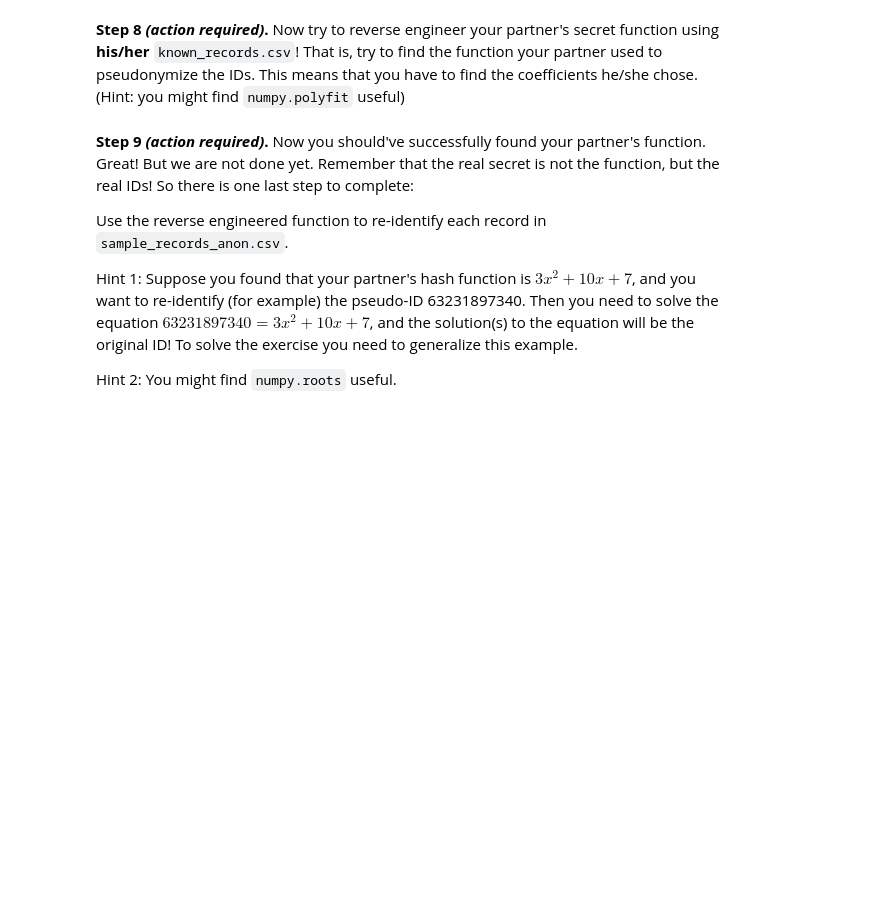
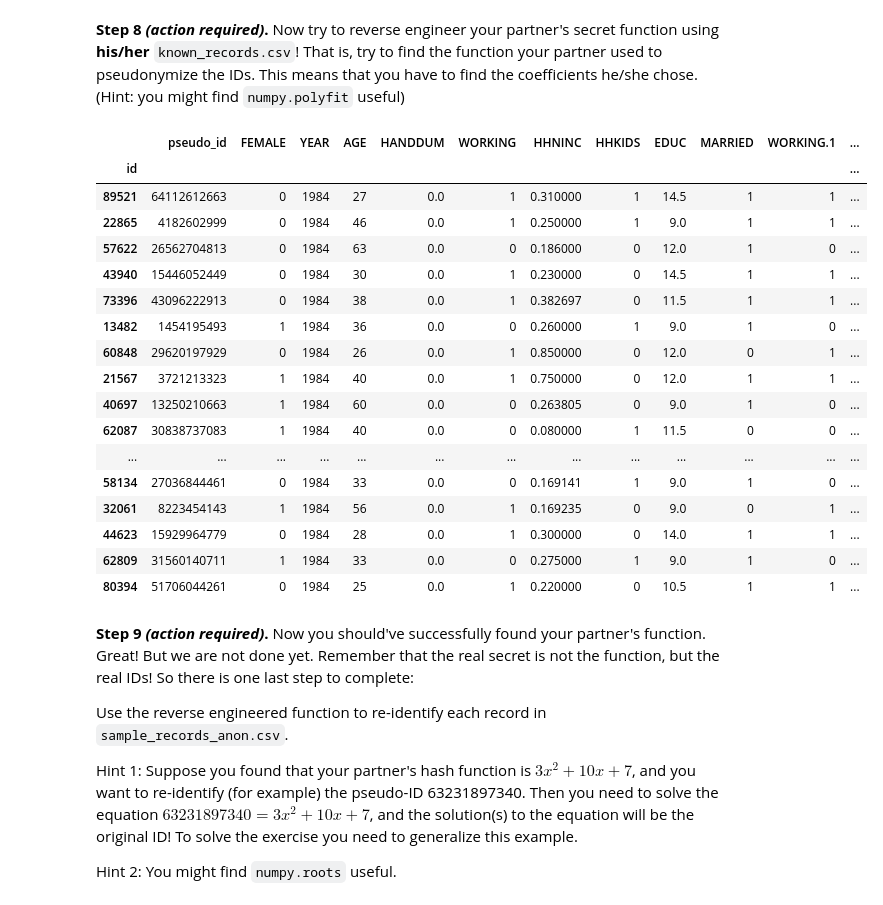
Before and after one commit to jinwei14/Privacy-Engineering, a Jupyter notebook: week1_anon/lab1_anonymization_noanswers.ipynb, the cells around one changed output. Saved outputs shown, nothing was run; the diff lists cells and outputs as text; code cells hidden in the pictures; blank space fills up the shorter version.

```diff
--- a/week1_anon/lab1_anonymization_noanswers.ipynb
+++ b/week1_anon/lab1_anonymization_noanswers.ipynb
@@ -132,11 +176,34 @@ sample_records_anon.head()
 # %%
 known_records = pd.read_csv("known_records.csv", index_col='id') # import your partner's known_records.csv
 known_ids = known_records.index.values # this is an array with 20 known IDs
 pseudo_ids = known_records['pseudo_id'].values # this is the array with their respective 20 pseudo-IDs
 
+>>> x = np.array([0.0, 1.0, 2.0, 3.0,  4.0,  5.0])
+>>> y = np.array([0.0, 0.8, 0.9, 0.1, -0.8, -1.0])
+>>> z = np.polyfit(x, y, 3)
+
 cracked_coeff = ### YOUR CODE HERE
 
 print(cracked_coeff)
+# %% [output]
+|  | pseudo_id | FEMALE | YEAR | AGE | HANDDUM | WORKING | HHNINC | HHKIDS | EDUC | MARRIED | WORKING.1 | ... |
+| id |  |  |  |  |  |  |  |  |  |  |  | ... |
+| 89521 | 64112612663 | 0 | 1984 | 27 | 0.0 | 1 | 0.310000 | 1 | 14.5 | 1 | 1 | ... |
+| 22865 | 4182602999 | 0 | 1984 | 46 | 0.0 | 1 | 0.250000 | 1 | 9.0 | 1 | 1 | ... |
+| 57622 | 26562704813 | 0 | 1984 | 63 | 0.0 | 0 | 0.186000 | 0 | 12.0 | 1 | 0 | ... |
+| 43940 | 15446052449 | 0 | 1984 | 30 | 0.0 | 1 | 0.230000 | 0 | 14.5 | 1 | 1 | ... |
+| 73396 | 43096222913 | 0 | 1984 | 38 | 0.0 | 1 | 0.382697 | 0 | 11.5 | 1 | 1 | ... |
+| 13482 | 1454195493 | 1 | 1984 | 36 | 0.0 | 0 | 0.260000 | 1 | 9.0 | 1 | 0 | ... |
+| 60848 | 29620197929 | 0 | 1984 | 26 | 0.0 | 1 | 0.850000 | 0 | 12.0 | 0 | 1 | ... |
+| 21567 | 3721213323 | 1 | 1984 | 40 | 0.0 | 1 | 0.750000 | 0 | 12.0 | 1 | 1 | ... |
+| 40697 | 13250210663 | 1 | 1984 | 60 | 0.0 | 0 | 0.263805 | 0 | 9.0 | 1 | 0 | ... |
+| 62087 | 30838737083 | 1 | 1984 | 40 | 0.0 | 0 | 0.080000 | 1 | 11.5 | 0 | 0 | ... |
+| ... | ... | ... | ... | ... | ... | ... | ... | ... | ... | ... | ... | ... |
+| 58134 | 27036844461 | 0 | 1984 | 33 | 0.0 | 0 | 0.169141 | 1 | 9.0 | 1 | 0 | ... |
+| 32061 | 8223454143 | 1 | 1984 | 56 | 0.0 | 1 | 0.169235 | 0 | 9.0 | 0 | 1 | ... |
+| 44623 | 15929964779 | 0 | 1984 | 28 | 0.0 | 1 | 0.300000 | 0 | 14.0 | 1 | 1 | ... |
+| 62809 | 31560140711 | 1 | 1984 | 33 | 0.0 | 0 | 0.275000 | 1 | 9.0 | 1 | 0 | ... |
+| 80394 | 51706044261 | 0 | 1984 | 25 | 0.0 | 1 | 0.220000 | 0 | 10.5 | 1 | 1 | ... |
 # %% [markdown]
 **Step 9 *(action required)*.** Now you should've successfully found your partner's function. Great! But we are not done yet. Remember that the real secret is not the function, but the real IDs! So there is one last step to complete:
 
```
Also changed, not shown: parts of 3 cells of this notebook, 2 other files.
